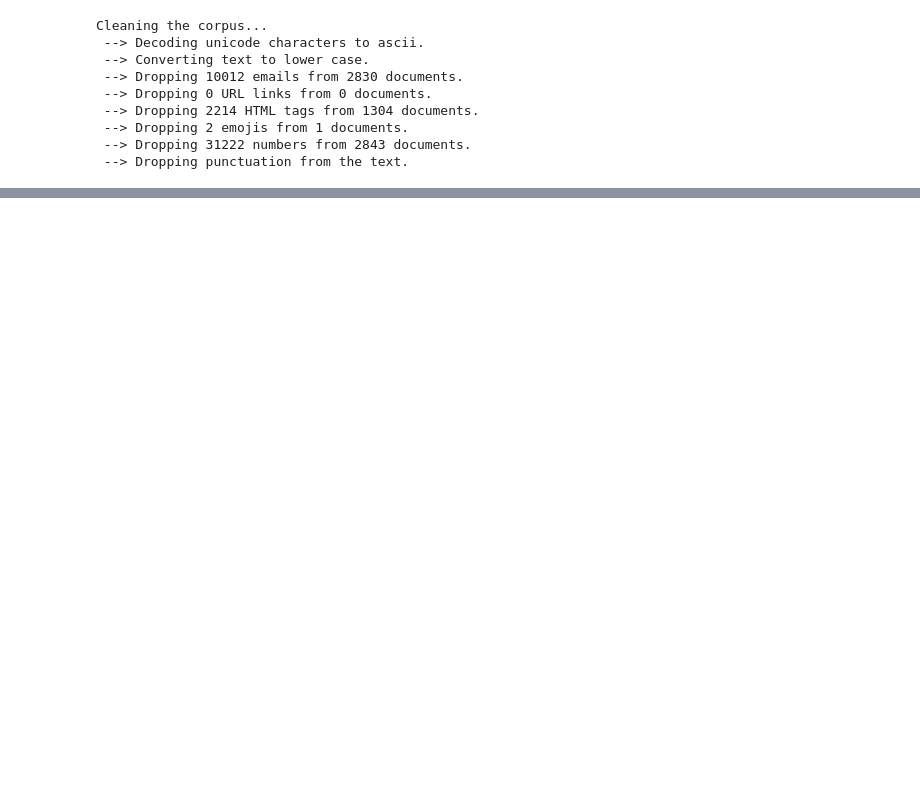
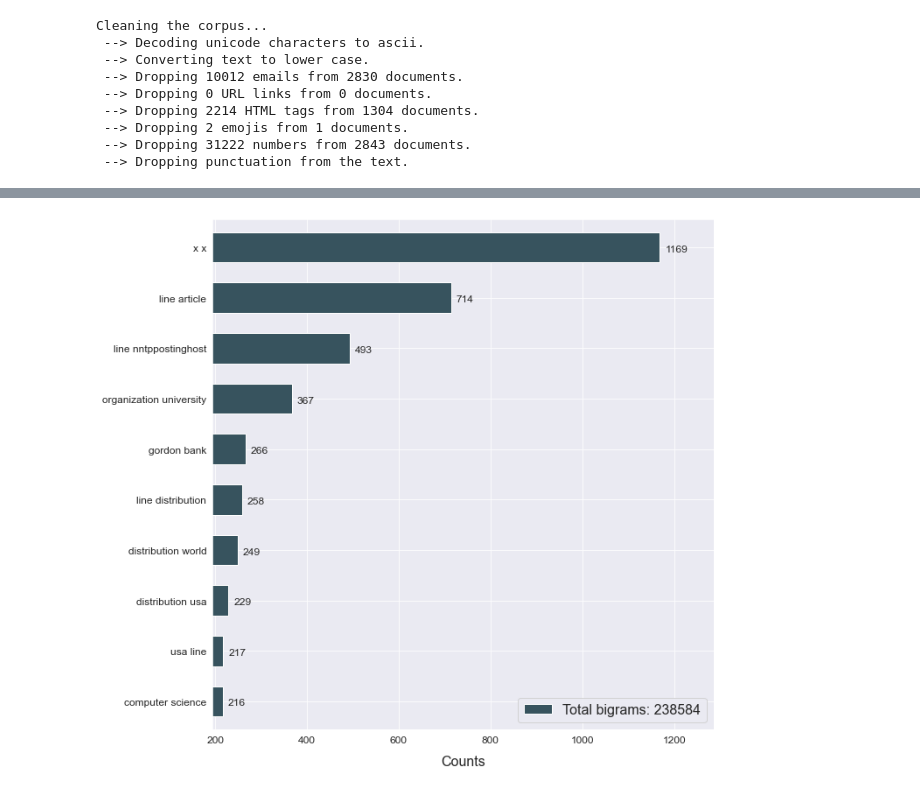
Before and after one commit to klao-thongchan/playground, a Jupyter notebook: ipynb/atom_test.ipynb, the cells around one changed output, grey strips where cells are left out. Saved outputs shown, nothing was run; the diff lists cells and outputs as text; code cells hidden in the pictures; blank space fills up the shorter version.

```diff
--- a/ipynb/atom_test.ipynb
+++ b/ipynb/atom_test.ipynb
@@ -91,0 +116,4 @@ atom.plot_wordcloud()
+# %%
+atom.plot_ngrams(ngram=2)
+# %% [output]
+[figure, added]
```
Also changed, not shown: parts of 13 cells of this notebook.
